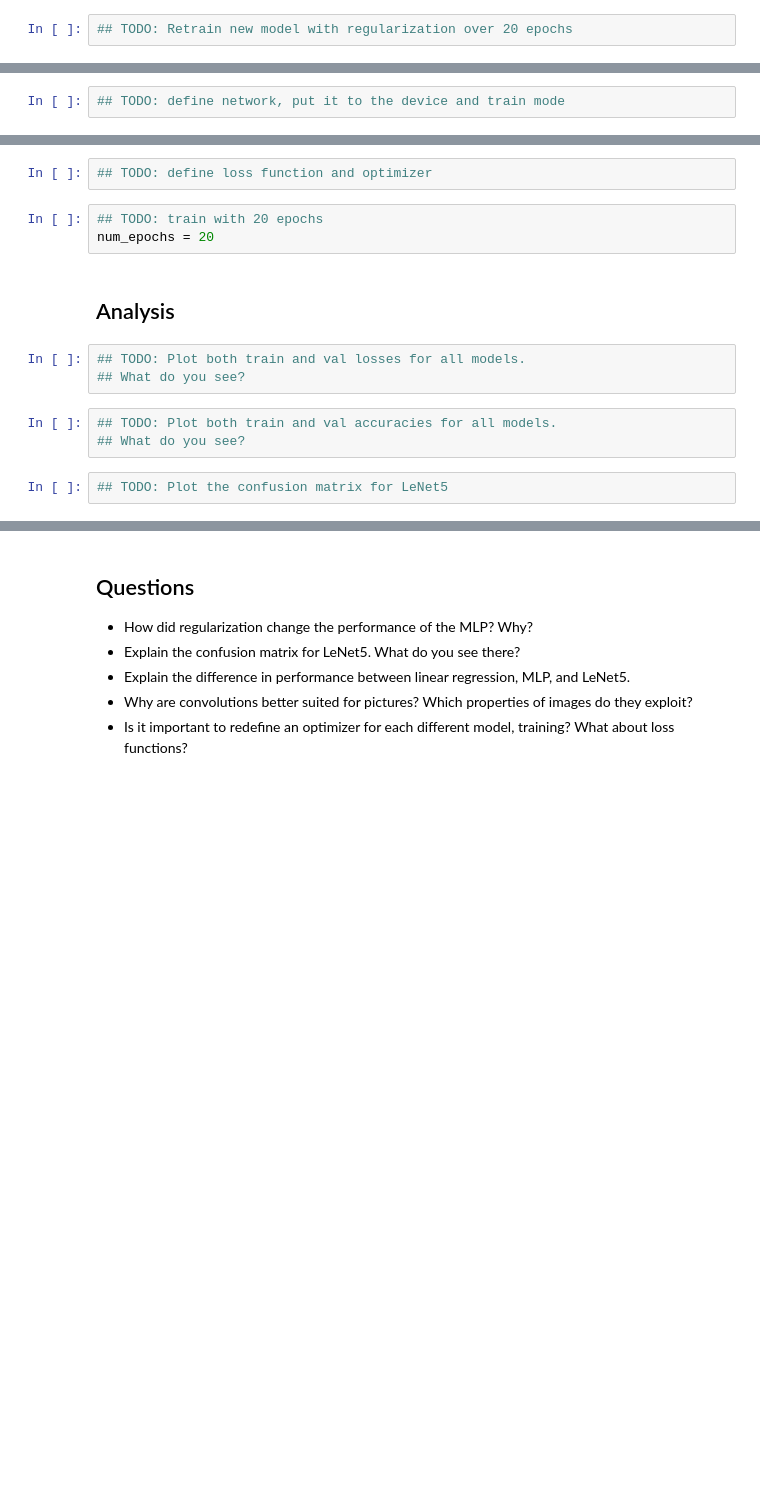
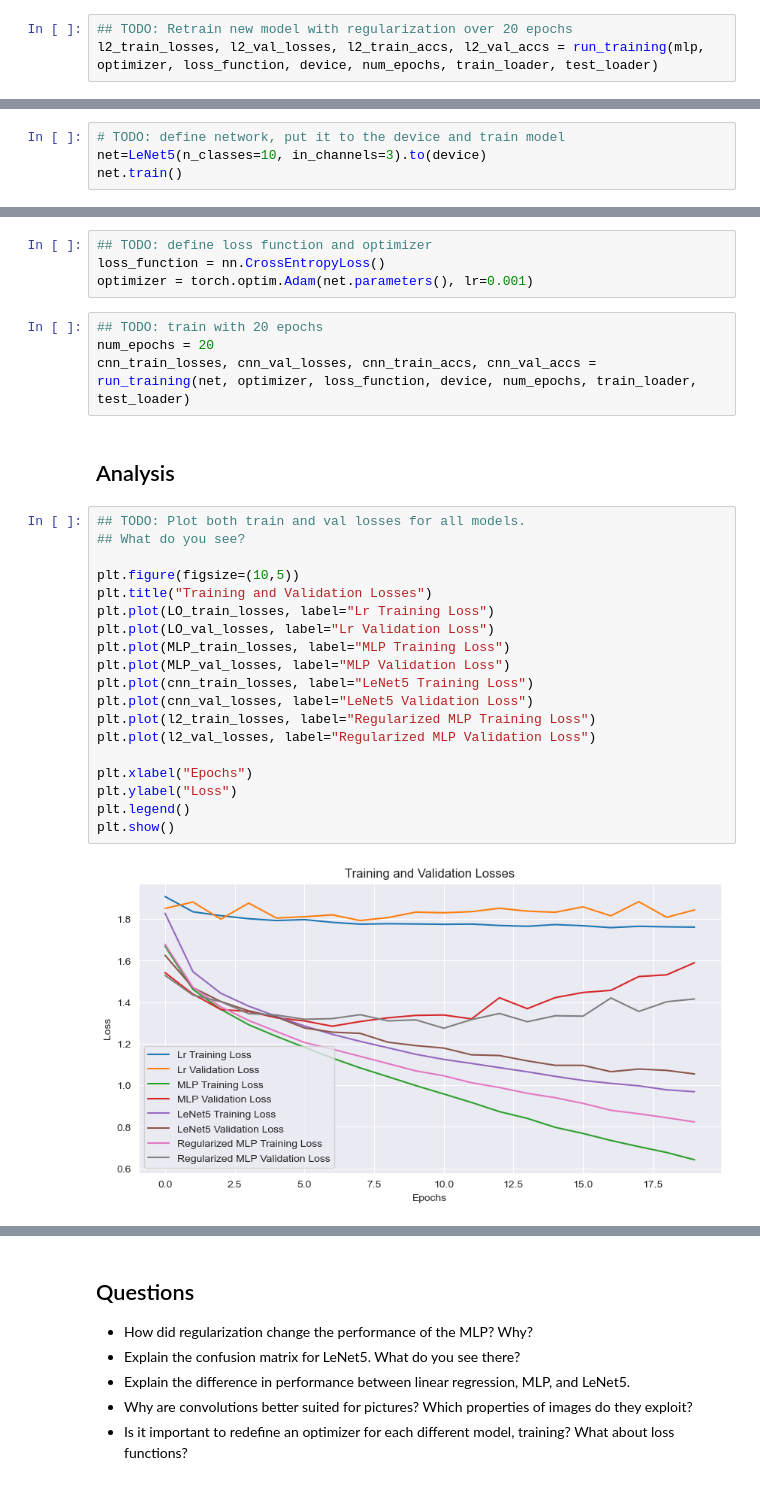
Before and after one commit to mak8427/Machine_Learning, a Jupyter notebook: 3_NAME1_NAME2_NAME3.ipynb, the cells around one changed output, grey strips where cells are left out. Drawn from its saved outputs; the diff is of its cells as text; blank space fills up the shorter version.

```diff
--- a/3_NAME1_NAME2_NAME3.ipynb
+++ b/3_NAME1_NAME2_NAME3.ipynb
@@ -281,5 +321,6 @@ Why are non-linearities between linear layers important?
 # %%
 ## TODO: Retrain new model with regularization over 20 epochs
+l2_train_losses, l2_val_losses, l2_train_accs, l2_val_accs = run_training(mlp, optimizer, loss_function, device, num_epochs, train_loader, test_loader)
 # %% [markdown]
 ## LeNet5
 # %% [markdown]
@@ -316,2 +359,4 @@ class LeNet5(nn.Module):
 # %%
-## TODO: define network, put it to the device and train mode
+# TODO: define network, put it to the device and train model
+net=LeNet5(n_classes=10, in_channels=3).to(device)
+net.train()
@@ -323,15 +407,31 @@ comment: You can also import predefined architectures from `torchvision` and run
 # %%
 ## TODO: define loss function and optimizer
+loss_function = nn.CrossEntropyLoss()
+optimizer = torch.optim.Adam(net.parameters(), lr=0.001)
 # %%
 ## TODO: train with 20 epochs
 num_epochs = 20
+cnn_train_losses, cnn_val_losses, cnn_train_accs, cnn_val_accs = run_training(net, optimizer, loss_function, device, num_epochs, train_loader, test_loader)
 # %% [markdown]
 ## Analysis
-# %%
-## TODO: Plot both train and val losses for all models.
-## What do you see?
-# %%
-## TODO: Plot both train and val accuracies for all models.
-## What do you see?
-# %%
-## TODO: Plot the confusion matrix for LeNet5
+# %%
+## TODO: Plot both train and val losses for all models.
+## What do you see?
+
+plt.figure(figsize=(10,5))
+plt.title("Training and Validation Losses")
+plt.plot(LO_train_losses, label="Lr Training Loss")
+plt.plot(LO_val_losses, label="Lr Validation Loss")
+plt.plot(MLP_train_losses, label="MLP Training Loss")
+plt.plot(MLP_val_losses, label="MLP Validation Loss")
+plt.plot(cnn_train_losses, label="LeNet5 Training Loss")
+plt.plot(cnn_val_losses, label="LeNet5 Validation Loss")
+plt.plot(l2_train_losses, label="Regularized MLP Training Loss")
+plt.plot(l2_val_losses, label="Regularized MLP Validation Loss")
+
+plt.xlabel("Epochs")
+plt.ylabel("Loss")
+plt.legend()
+plt.show()
+# %% [output]
+[figure, added]
```
Also changed, not shown: parts of 21 cells of this notebook.
